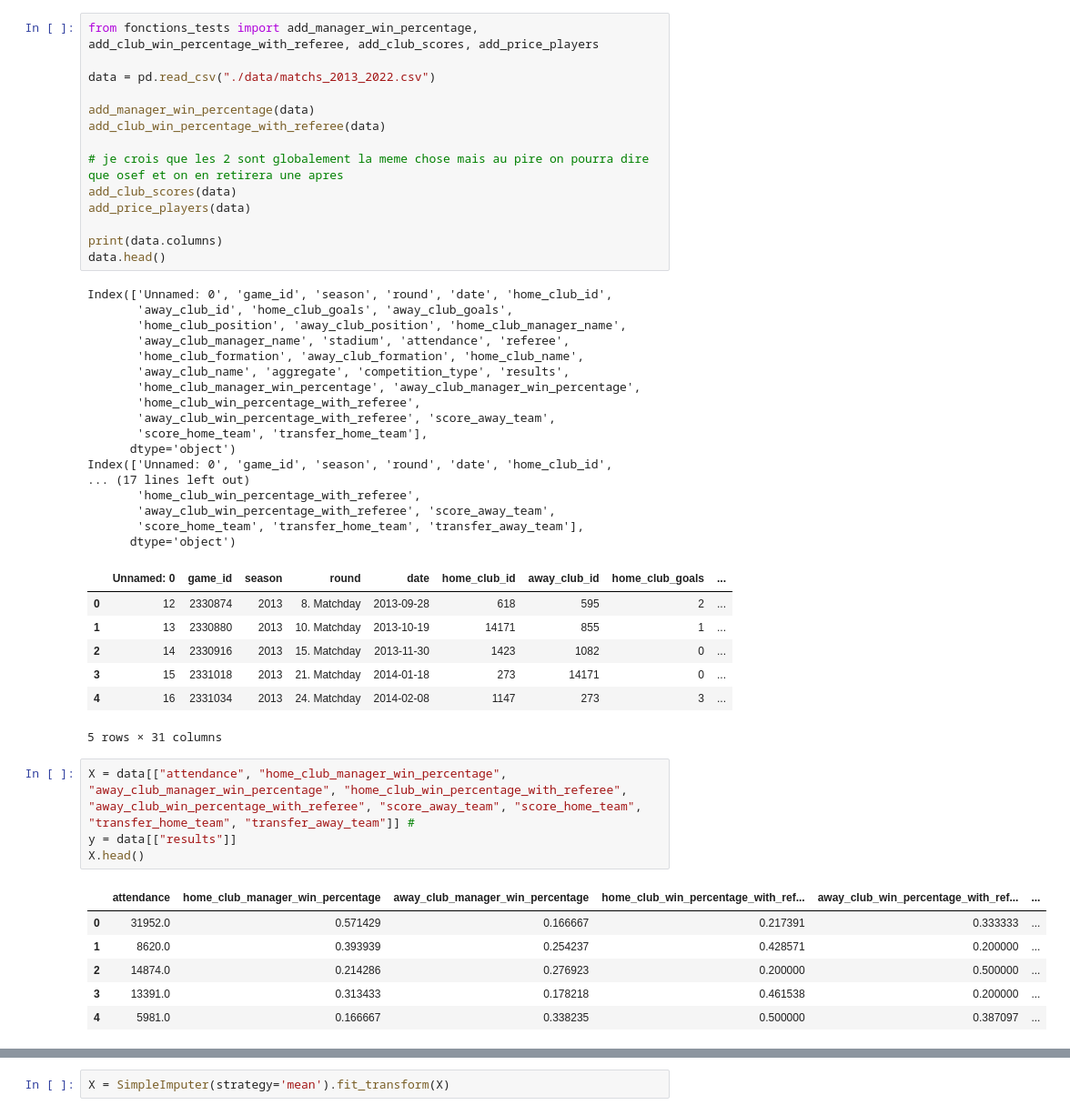
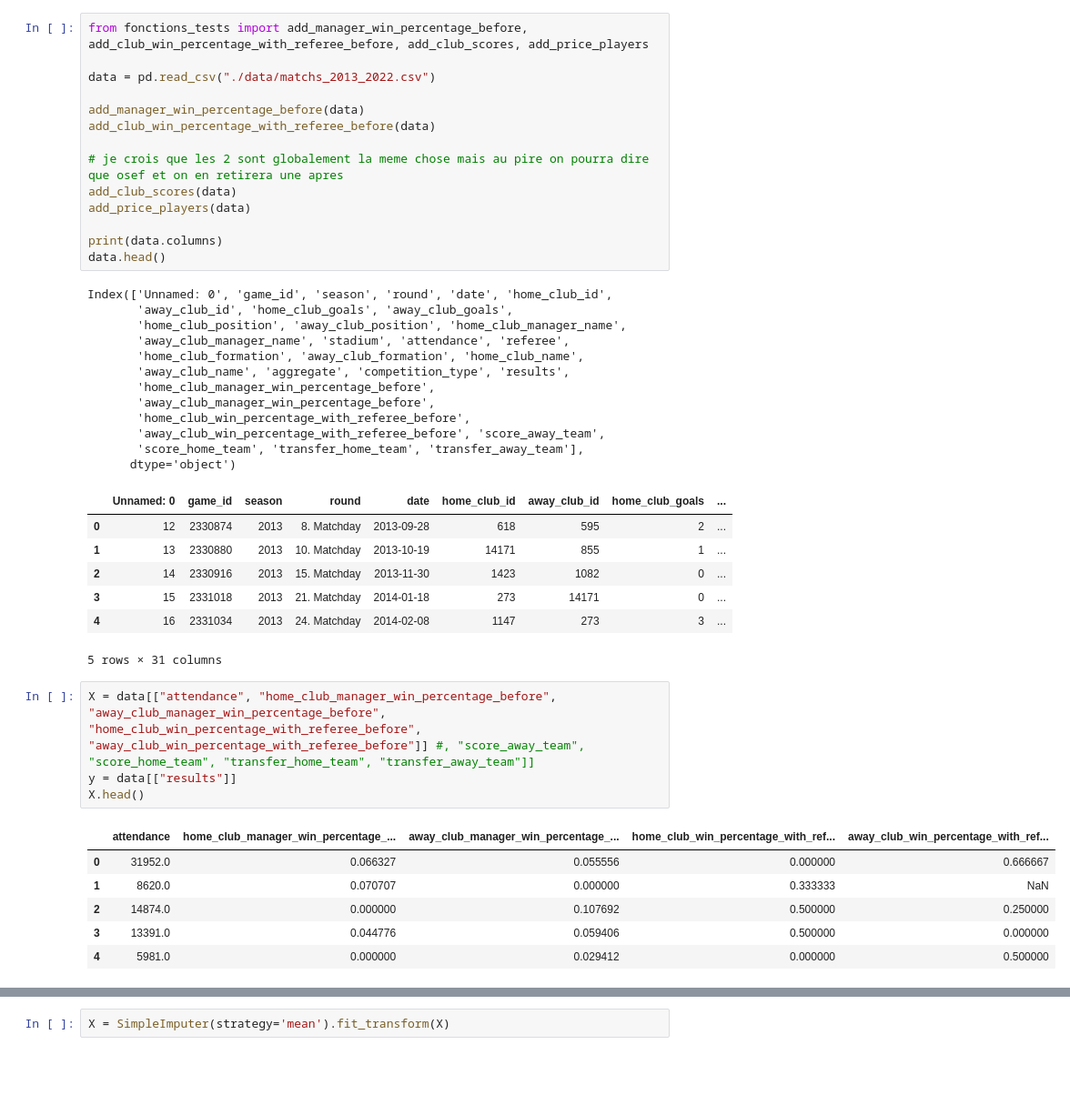
Before and after one commit to Nasotro/Projet, a Jupyter notebook: test julien.ipynb, the cells around one changed output, grey strips where cells are left out. Shown: that part at 91% size. Saved outputs shown, nothing was run; the diff lists cells and outputs as text; blank space fills up the shorter version.

Commit message:
fix tests functions

```diff
--- a/test julien.ipynb
+++ b/test julien.ipynb
@@ -19,12 +13,12 @@ from sklearn.svm import SVC, SVR
 
 import matplotlib.pyplot as plt
 # %%
-from fonctions_tests import add_manager_win_percentage, add_club_win_percentage_with_referee, add_club_scores, add_price_players
+from fonctions_tests import add_manager_win_percentage_before, add_club_win_percentage_with_referee_before, add_club_scores, add_price_players
 
 data = pd.read_csv("./data/matchs_2013_2022.csv")
 
-add_manager_win_percentage(data)
-add_club_win_percentage_with_referee(data)
+add_manager_win_percentage_before(data)
+add_club_win_percentage_with_referee_before(data)
 
 # je crois que les 2 sont globalement la meme chose mais au pire on pourra dire que osef et on en retirera une apres
 add_club_scores(data)
@@ -39,15 +33,10 @@ Index(['Unnamed: 0', 'game_id', 'season', 'round', 'date', 'home_club_id',
        'away_club_manager_name', 'stadium', 'attendance', 'referee',
        'home_club_formation', 'away_club_formation', 'home_club_name',
        'away_club_name', 'aggregate', 'competition_type', 'results',
-       'home_club_manager_win_percentage', 'away_club_manager_win_percentage',
-       'home_club_win_percentage_with_referee',
-       'away_club_win_percentage_with_referee', 'score_away_team',
-       'score_home_team', 'transfer_home_team'],
-      dtype='object')
-Index(['Unnamed: 0', 'game_id', 'season', 'round', 'date', 'home_club_id',
-... (17 lines left out)
-       'home_club_win_percentage_with_referee',
-       'away_club_win_percentage_with_referee', 'score_away_team',
+       'home_club_manager_win_percentage_before',
+       'away_club_manager_win_percentage_before',
+       'home_club_win_percentage_with_referee_before',
+       'away_club_win_percentage_with_referee_before', 'score_away_team',
        'score_home_team', 'transfer_home_team', 'transfer_away_team'],
       dtype='object')
 |  | Unnamed: 0 | game_id | season | round | date | home_club_id | away_club_id | home_club_goals | ... |
@@ -58,16 +47,16 @@ Index(['Unnamed: 0', 'game_id', 'season', 'round', 'date', 'home_club_id',
 | 4 | 16 | 2331034 | 2013 | 24. Matchday | 2014-02-08 | 1147 | 273 | 3 | ... |
 5 rows × 31 columns
 # %%
-X = data[["attendance", "home_club_manager_win_percentage", "away_club_manager_win_percentage", "home_club_win_percentage_with_referee", "away_club_win_percentage_with_referee", "score_away_team", "score_home_team", "transfer_home_team", "transfer_away_team"]] #
+X = data[["attendance", "home_club_manager_win_percentage_before", "away_club_manager_win_percentage_before", "home_club_win_percentage_with_referee_before", "away_club_win_percentage_with_referee_before"]] #, "score_away_team", "score_home_team", "transfer_home_team", "transfer_away_team"]]
 y = data[["results"]]
 X.head()
 # %% [output]
-|  | attendance | home_club_manager_win_percentage | away_club_manager_win_percentage | home_club_win_percentage_with_ref... | away_club_win_percentage_with_ref... | ... |
-| 0 | 31952.0 | 0.571429 | 0.166667 | 0.217391 | 0.333333 | ... |
-| 1 | 8620.0 | 0.393939 | 0.254237 | 0.428571 | 0.200000 | ... |
-| 2 | 14874.0 | 0.214286 | 0.276923 | 0.200000 | 0.500000 | ... |
-| 3 | 13391.0 | 0.313433 | 0.178218 | 0.461538 | 0.200000 | ... |
-| 4 | 5981.0 | 0.166667 | 0.338235 | 0.500000 | 0.387097 | ... |
+|  | attendance | home_club_manager_win_percentage_... | away_club_manager_win_percentage_... | home_club_win_percentage_with_ref... | away_club_win_percentage_with_ref... |
+| 0 | 31952.0 | 0.066327 | 0.055556 | 0.000000 | 0.666667 |
+| 1 | 8620.0 | 0.070707 | 0.000000 | 0.333333 | NaN |
+| 2 | 14874.0 | 0.000000 | 0.107692 | 0.500000 | 0.250000 |
+| 3 | 13391.0 | 0.044776 | 0.059406 | 0.500000 | 0.000000 |
+| 4 | 5981.0 | 0.000000 | 0.029412 | 0.000000 | 0.500000 |
 # %%
 X.describe()
 # %% [output]
```
Also changed, not shown: parts of 5 cells of this notebook, 1 other file.
